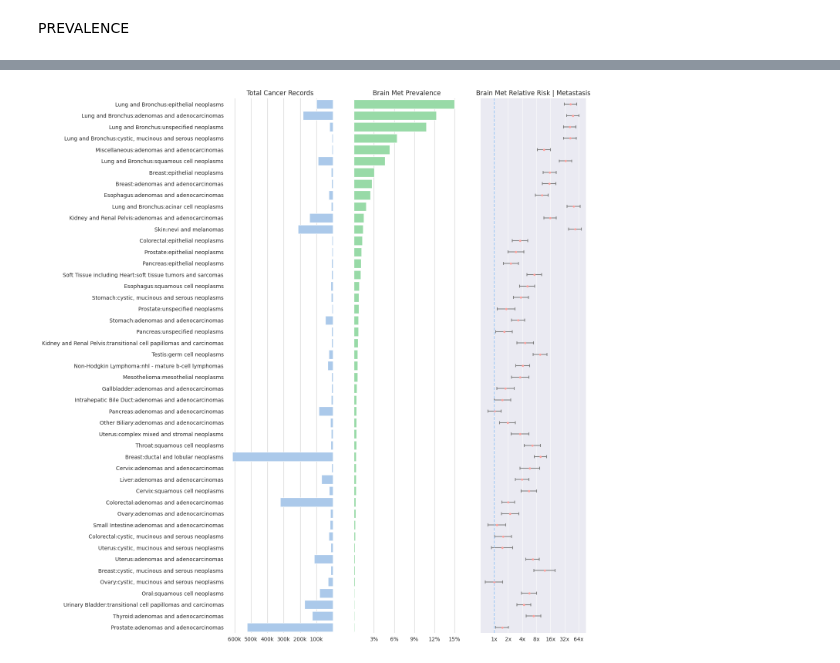
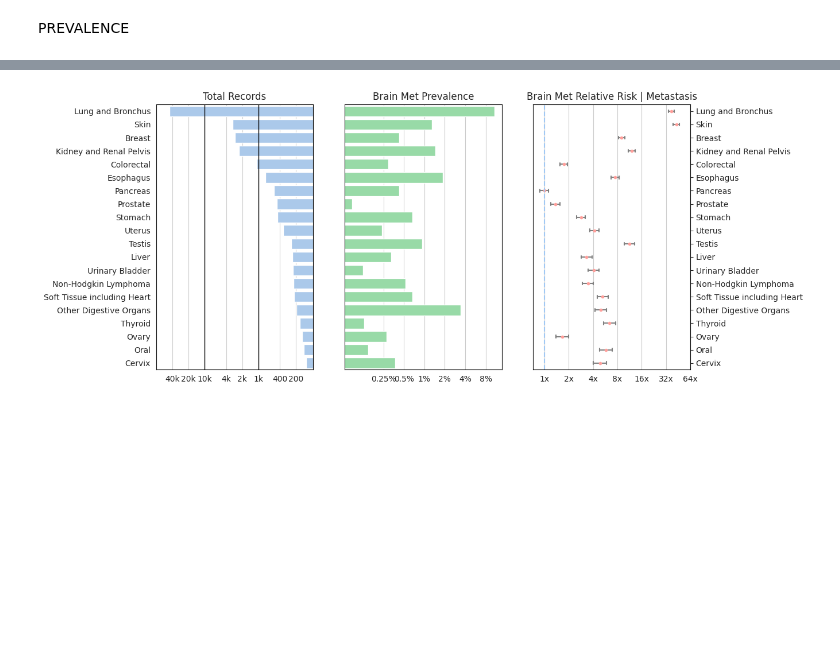
Before and after one commit to GraceAHall/SEER, a Jupyter notebook: figure1.ipynb, the cells around one changed output, grey strips where cells are left out. Cells and saved outputs as stored; diff of their text form; code cells hidden in the pictures; blank space fills up the shorter version.

Commit message:
Paper figure 3

```diff
--- a/figure1.ipynb
+++ b/figure1.ipynb
@@ -66,11 +73,12 @@ from util_funcs import calculate_prevalence
 from util_funcs import calculate_relrisk
 from util_funcs import select_valid
 
-FEATURE = 'cancer_group:hist_group'
-maintable[FEATURE] = maintable['cancer_group'] + ':' + maintable['hist_group']
+# FEATURE = 'cancer_group:hist_group'
+# maintable[FEATURE] = maintable['cancer_group'] + ':' + maintable['hist_group']
+FEATURE = 'cancer_group'
 MIN_RECORDS = 5000
 SEC_FEATURES = {'brain_met'}
-SEC_MINCOUNT = 20
+SEC_MINCOUNT = 100
 VALID_FEATURES = select_valid(maintable, feature=FEATURE, min_records=MIN_RECORDS, sec_features=SEC_FEATURES, sec_mincount=SEC_MINCOUNT)
 
 # otable = calculate_logodds(feature=FEATURE, valid=VALID_FEATURES, response='brain_met', table=maintable)
@@ -84,7 +92,7 @@ stat_frame = ptable.copy()
 stat_frame['relRisk'] = mtable['relRisk']
 stat_frame['relRiskLow'] = mtable['relRiskLow']
 stat_frame['relRiskHigh'] = mtable['relRiskHigh']
-stat_frame = stat_frame.sort_values('prevalence (%)', ascending=False)
+stat_frame = stat_frame.sort_values('YES', ascending=False).head(20)
 stat_frame = stat_frame.reset_index()
 print(stat_frame)
 # %% [output]
@@ -114,15 +195,17 @@ print(stat_frame)
 # ax2 = axes[1]
 # ax3 = axes[2]
 
+stat_frame = stat_frame.sort_values('YES', ascending=False)
 sns.set_color_codes("pastel")
 
-fig = plt.figure(figsize=(12, 18))
+fig = plt.figure(figsize=(12, 6))
 gs = fig.add_gridspec(1, 3)
 
 ### Cases Subplot ###
 with sns.axes_style("whitegrid"):
     ax1 = fig.add_subplot(gs[0])
-    sns.barplot(data=stat_frame, x="records", y=FEATURE, color="b", ax=ax1)
+    # sns.barplot(data=stat_frame, x="records", y=FEATURE, color="b", ax=ax1)
+    sns.barplot(data=stat_frame, x="YES", y=FEATURE, color="b", ax=ax1)
 
 ### Prevalence Subplot ###
 with sns.axes_style("whitegrid"):
@@ -130,7 +213,7 @@ with sns.axes_style("whitegrid"):
     sns.barplot(data=stat_frame, x="prevalence (%)", y=FEATURE, color="g", ax=ax2, legend=False)
 
 ### Odds Ratio Subplot ###
-with sns.axes_style("darkgrid"):
+with sns.axes_style("whitegrid"):
     ax3 = fig.add_subplot(gs[2], sharey=ax1)
 
     def plot_ci(y: int, low: float, high: float, ax) -> None:
@@ -155,45 +238,59 @@ ax3.axvline(1, c='b', ls='--')
 ax3.set_xscale('log')
 
 ### Aesthetics ###
-ax1.set_title('Total Cancer Records')
+ax1.set_title('Total Records')
 ax2.set_title('Brain Met Prevalence')
 ax3.set_title('Brain Met Relative Risk | Metastasis')
 
 # ax1
-xticks1 = [100_000, 200_000, 300_000, 400_000, 500_000, 600_000]
-xlabels1 = [f"{x//1000}k" for x in xticks1]
 # xticks1 = [300_000, 600_000, 900_000, 1_200_000, 1_500_000]
 # xlabels1 = [f"{x//1000}k" if x <1_000_000 else f"{x/1_000_000:.1f}m" for x in xticks1]
+# xticks1 = [250, 500, 1_000, 2_000, 4_000, 8_000, 16_000, 32_000]
+xticks1 = [200, 400, 1_000, 2_000, 4_000, 10_000, 20_000, 40_000]
+xlabels1 = [f"{x//1000}k" if x >= 1000 else str(x) for x in xticks1]
+ax1.set_xscale('log')
+ax1.set_xlim(0, 80_000)
+ax1.axvline(1_000, color='black', lw=1)
+ax1.axvline(10_000, color='black', lw=1)
 ax1.set_xticks(xticks1, xlabels1)
 ax1.invert_xaxis()
 
 # ax2
 # xticks2 = [2, 4, 6, 8, 10]
-xticks2 = [3, 6, 9, 12, 15]
+xticks2 = [0.25, 0.5, 1, 2, 4, 8]
 xlabels2 = [f"{x}%" for x in xticks2]
+ax2.set_xscale('log')
 ax2.set_xticks(xticks2, xlabels2)
 plt.setp(ax2.get_yticklabels(), visible=False)
+# ax2.set_xlim(0, xticks2[-1]+0.1)
+# ax2.set_xlim(0, 6)
 # ax2.set_yticks([], [])
 
 # ax3
 xticks3 = [1, 2, 4, 8, 16, 32, 64]
 xlabels3 = [f"{x}x" for x in xticks3]
 ax3.set_xticks(xticks3, xlabels3)
-plt.setp(ax3.get_yticklabels(), visible=False)
+ax3.yaxis.tick_right()
+# plt.setp(ax3.get_yticklabels(), )
 # ax2.set_yticks([], [])
 
 # all axes
 for ax in [ax1, ax2, ax3]:
     ax.set_ylabel('')
     ax.set_xlabel('')
-    sns.despine(left=True, bottom=True, ax=ax)
+    ax.spines['bottom'].set_color('black')
+    ax.spines['top'].set_color('black')
+    ax.spines['left'].set_color('black')
+    ax.spines['right'].set_color('black')
+    # sns.despine(left=True, bottom=True, ax=ax)
 
 # moving odds plot
 # box = ax3.get_position()
 # box.x0 = box.x0 - 0.02
 # box.x1 = box.x1 - 0.02
 # ax3.set_position(box)
 
 plt.show()
+plt.close()
 # %% [output]
-[figure, old version]
+[figure, new version]
```
Also changed, not shown: parts of 3 cells of this notebook, 18 other files.
